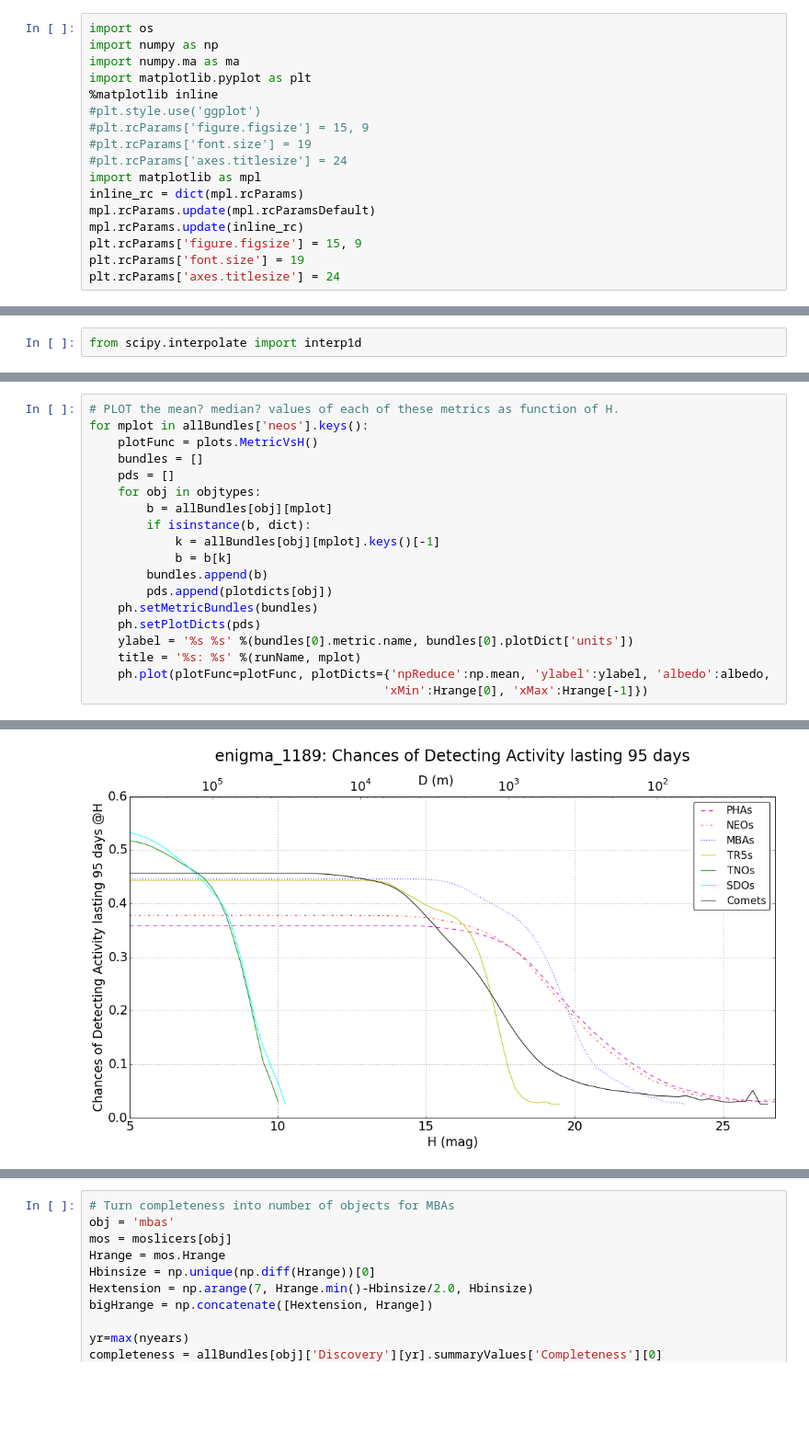
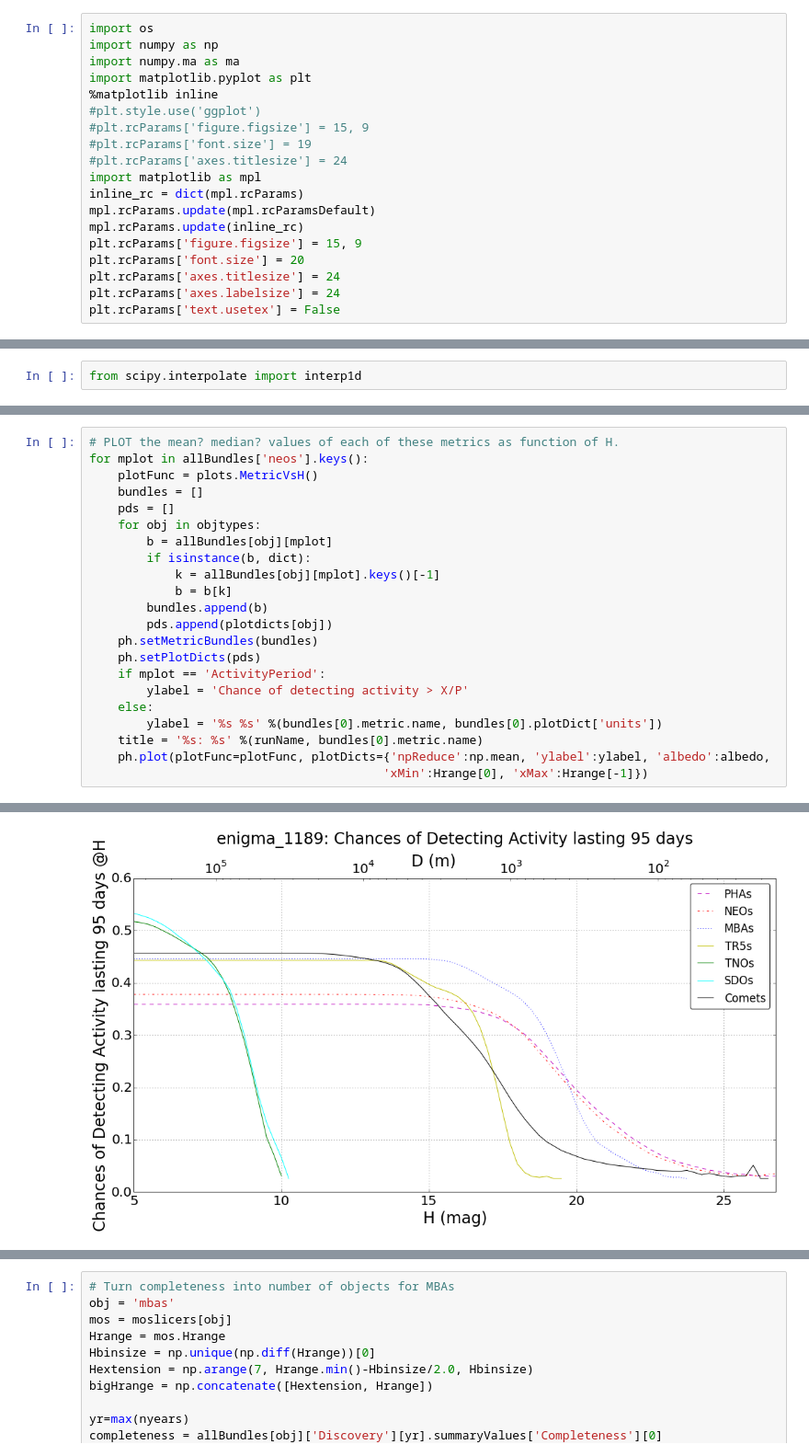
Before and after one commit to rhiannonlynne/318-proceedings, a Jupyter notebook: PHA, NEOs and MBAs.ipynb, the cells around one changed output, grey strips where cells are left out. Shown at 92% size. Drawn from its saved outputs; the diff is of its cells as text; blank space fills up the shorter version.

```diff
--- a/PHA, NEOs and MBAs.ipynb
+++ b/PHA, NEOs and MBAs.ipynb
@@ -15,8 +15,10 @@ inline_rc = dict(mpl.rcParams)
 mpl.rcParams.update(mpl.rcParamsDefault)
 mpl.rcParams.update(inline_rc)
 plt.rcParams['figure.figsize'] = 15, 9
-plt.rcParams['font.size'] = 19
+plt.rcParams['font.size'] = 20
 plt.rcParams['axes.titlesize'] = 24
+plt.rcParams['axes.labelsize'] = 24
+plt.rcParams['text.usetex'] = False
 # %%
 # Needs MafSSO branch from sims_maf.
 import lsst.sims.maf.metrics as metrics
@@ -311,8 +313,11 @@ for mplot in allBundles['neos'].keys():
         pds.append(plotdicts[obj])
     ph.setMetricBundles(bundles)
     ph.setPlotDicts(pds)
-    ylabel = '%s %s' %(bundles[0].metric.name, bundles[0].plotDict['units'])
-    title = '%s: %s' %(runName, mplot)
+    if mplot == 'ActivityPeriod':
+        ylabel = 'Chance of detecting activity > X/P'
+    else:
+        ylabel = '%s %s' %(bundles[0].metric.name, bundles[0].plotDict['units'])
+    title = '%s: %s' %(runName, bundles[0].metric.name)
     ph.plot(plotFunc=plotFunc, plotDicts={'npReduce':np.mean, 'ylabel':ylabel, 'albedo':albedo,
                                          'xMin':Hrange[0], 'xMax':Hrange[-1]})
 # %% [output]
@@ -323 +328 @@ for mplot in allBundles['neos'].keys():
-[figure, old version]
+[figure, new version]
```
Also changed, not shown: parts of 10 cells of this notebook.
